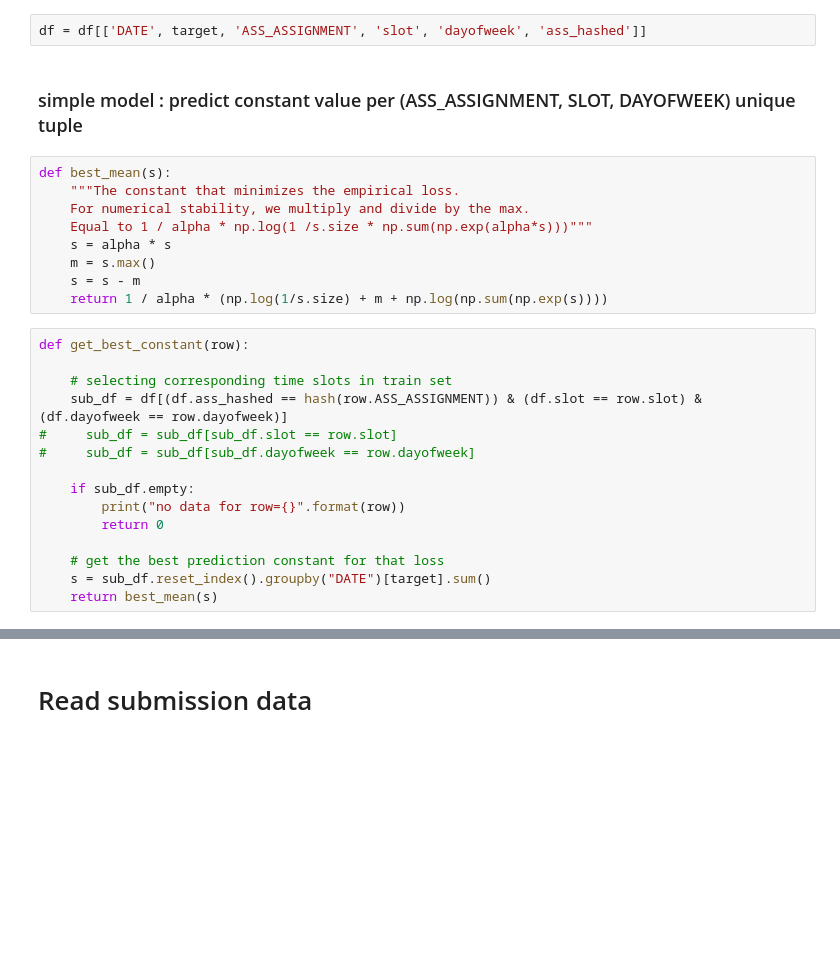
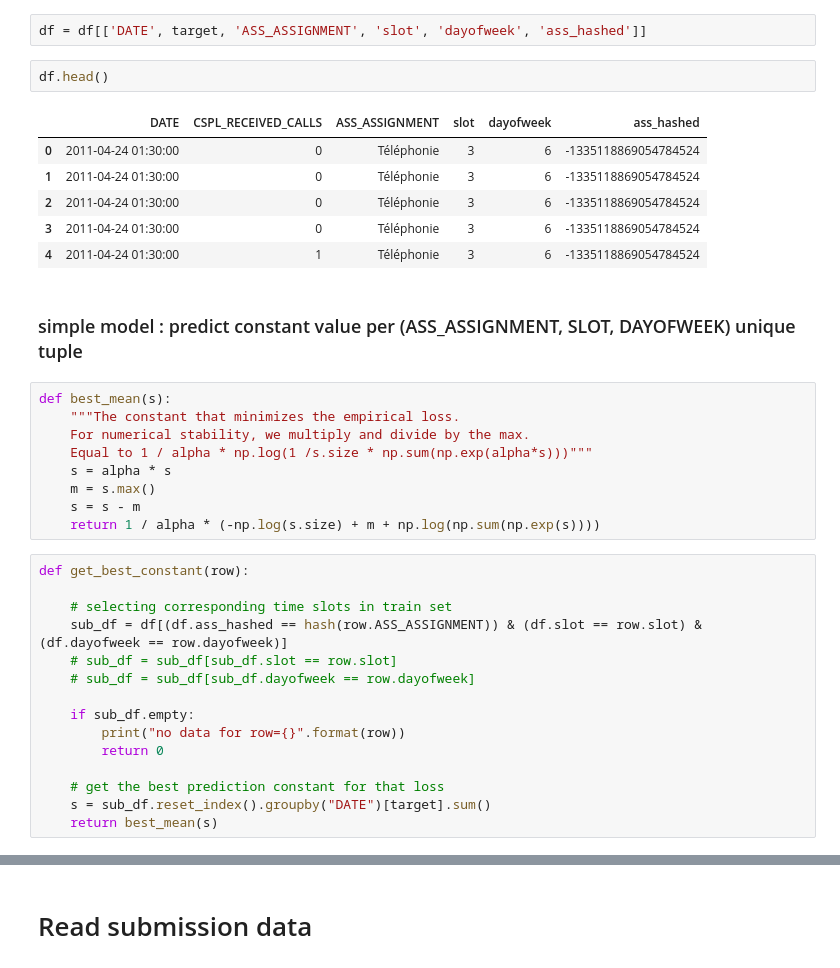
Before and after one commit to zhengying-liu/axa-data-challenge-yellow, a Jupyter notebook: challenge.ipynb, the cells around one changed output, grey strips where cells are left out. Saved outputs shown, nothing was run; the diff lists cells and outputs as text; blank space fills up the shorter version.

```diff
--- a/challenge.ipynb
+++ b/challenge.ipynb
@@ -60,6 +73,15 @@ df.loc[df.TPER_TEAM == 'Jours', 'TPER_TEAM'] = 1
 ### deleting all columns but very few
 # %%
 df = df[['DATE', target, 'ASS_ASSIGNMENT', 'slot', 'dayofweek', 'ass_hashed']]
+# %%
+df.head()
+# %% [output]
+|  | DATE | CSPL_RECEIVED_CALLS | ASS_ASSIGNMENT | slot | dayofweek | ass_hashed |
+| 0 | 2011-04-24 01:30:00 | 0 | Téléphonie | 3 | 6 | -1335118869054784524 |
+| 1 | 2011-04-24 01:30:00 | 0 | Téléphonie | 3 | 6 | -1335118869054784524 |
+| 2 | 2011-04-24 01:30:00 | 0 | Téléphonie | 3 | 6 | -1335118869054784524 |
+| 3 | 2011-04-24 01:30:00 | 0 | Téléphonie | 3 | 6 | -1335118869054784524 |
+| 4 | 2011-04-24 01:30:00 | 1 | Téléphonie | 3 | 6 | -1335118869054784524 |
 # %% [markdown]
 ### simple model : predict constant value per (ASS_ASSIGNMENT, SLOT, DAYOFWEEK) unique tuple
 # %%
@@ -70,14 +92,14 @@ def best_mean(s):
     s = alpha * s
     m = s.max()
     s = s - m
-    return 1 / alpha * (np.log(1/s.size) + m + np.log(np.sum(np.exp(s))))
+    return 1 / alpha * (-np.log(s.size) + m + np.log(np.sum(np.exp(s))))
 # %%
 def get_best_constant(row):
 
     # selecting corresponding time slots in train set
     sub_df = df[(df.ass_hashed == hash(row.ASS_ASSIGNMENT)) & (df.slot == row.slot) & (df.dayofweek == row.dayofweek)]
-#     sub_df = sub_df[sub_df.slot == row.slot]
-#     sub_df = sub_df[sub_df.dayofweek == row.dayofweek]
+    # sub_df = sub_df[sub_df.slot == row.slot]
+    # sub_df = sub_df[sub_df.dayofweek == row.dayofweek]
 
     if sub_df.empty:
         print("no data for row={}".format(row))
```
Also changed, not shown: parts of 41 cells of this notebook, 14 other files.
